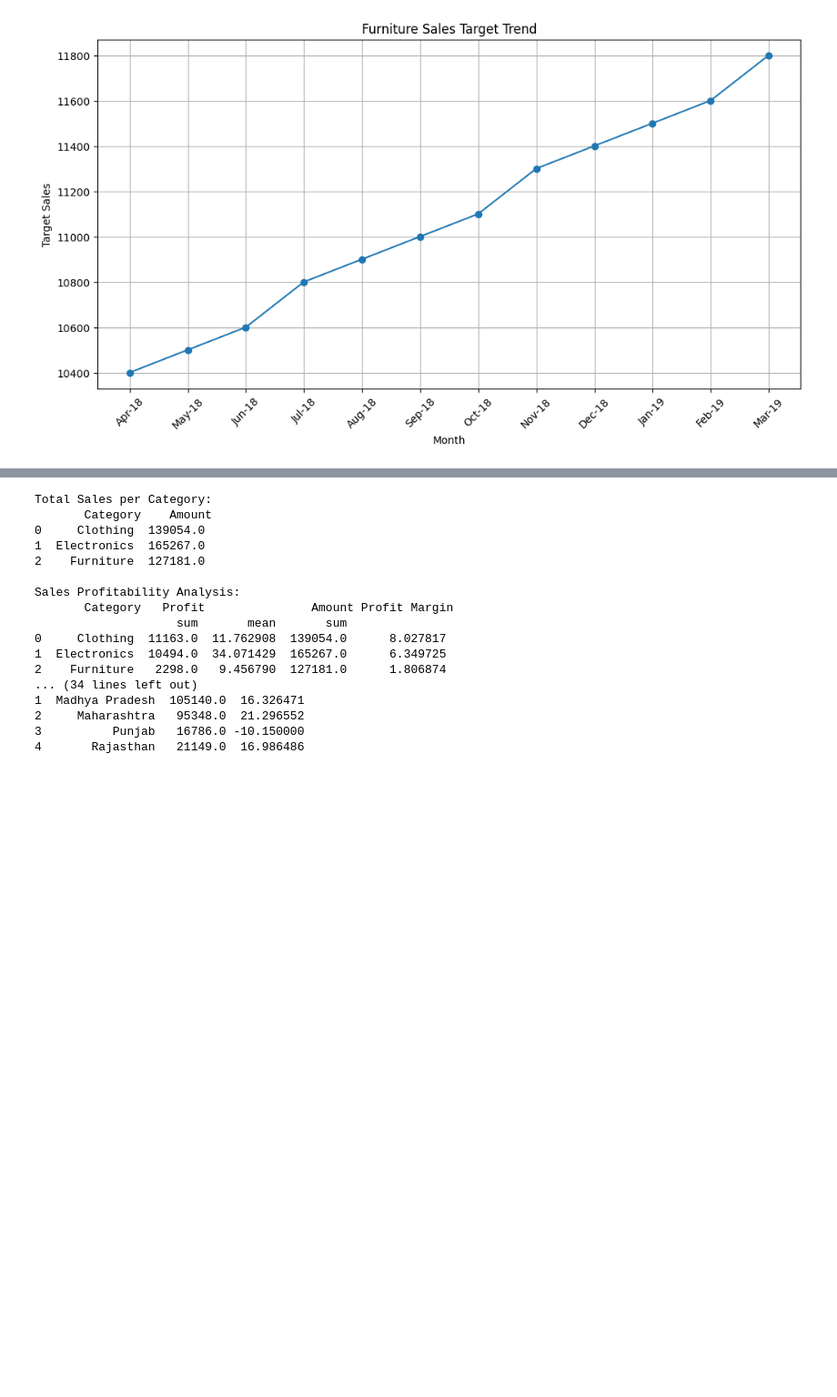
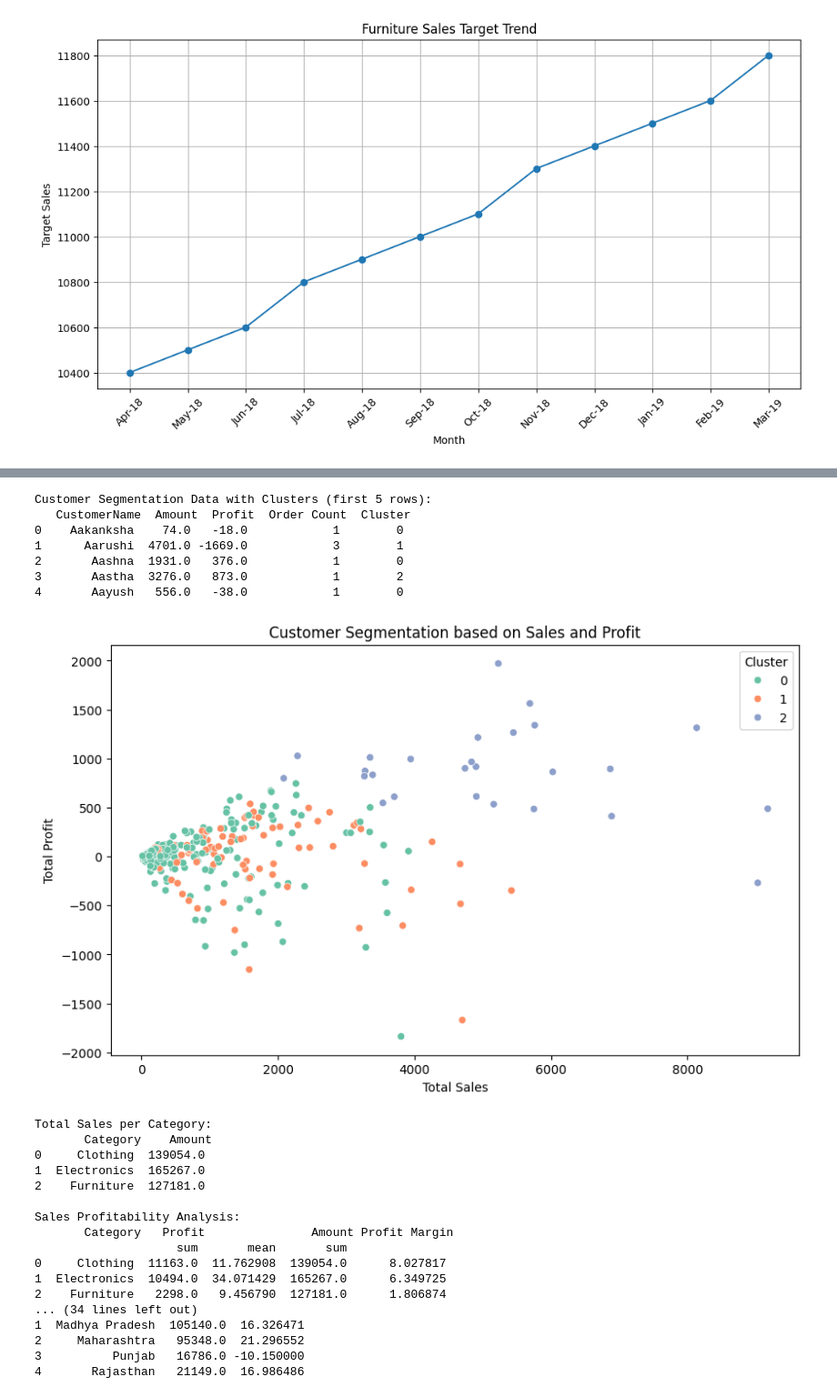
Before and after one commit to sandbox259/Sales-Analysis, a Jupyter notebook: Sales.ipynb, the cells around one changed output, grey strips where cells are left out. Shown at 91% size. Drawn from its saved outputs; the diff is of its cells as text; code cells hidden in the pictures; blank space fills up the shorter version.

Commit message:
added clustering

```diff
--- a/Sales.ipynb
+++ b/Sales.ipynb
@@ -81,0 +224,8 @@ plt.show()
+# %%
+customer_data = merged_df.groupby("CustomerName").agg({
+    "Amount": "sum",
+    "Profit": "sum",
+    "Order ID": "nunique"
+}).reset_index()
+customer_data.rename(columns={"Order ID": "Order Count"}, inplace=True)
+print("\nCustomer Segmentation Data (first 5 rows):\n", customer_data.head())
@@ -82,3 +240,26 @@ plt.show()
+# %%
+scaler = StandardScaler()
+features = scaler.fit_transform(customer_data[["Amount", "Profit", "Order Count"]])
+kmeans = KMeans(n_clusters=3, random_state=42)
+customer_data["Cluster"] = kmeans.fit_predict(features)
+print("\nCustomer Segmentation Data with Clusters (first 5 rows):\n", customer_data.head())
+
+# Visualize customer clusters
+plt.figure(figsize=(10,6))
+sns.scatterplot(x="Amount", y="Profit", hue="Cluster", data=customer_data, palette="Set2")
+plt.title("Customer Segmentation based on Sales and Profit")
+plt.xlabel("Total Sales")
+plt.ylabel("Total Profit")
+plt.show()
+# %% [output]
+Customer Segmentation Data with Clusters (first 5 rows):
+   CustomerName  Amount  Profit  Order Count  Cluster
+0    Aakanksha    74.0   -18.0            1        0
+1      Aarushi  4701.0 -1669.0            3        1
+2       Aashna  1931.0   376.0            1        0
+3       Aastha  3276.0   873.0            1        2
+4       Aayush   556.0   -38.0            1        0
+[figure, added]
 # %%
 # Display results
 print("Total Sales per Category:\n", total_sales)
```
Also changed, not shown: parts of 13 cells of this notebook.
